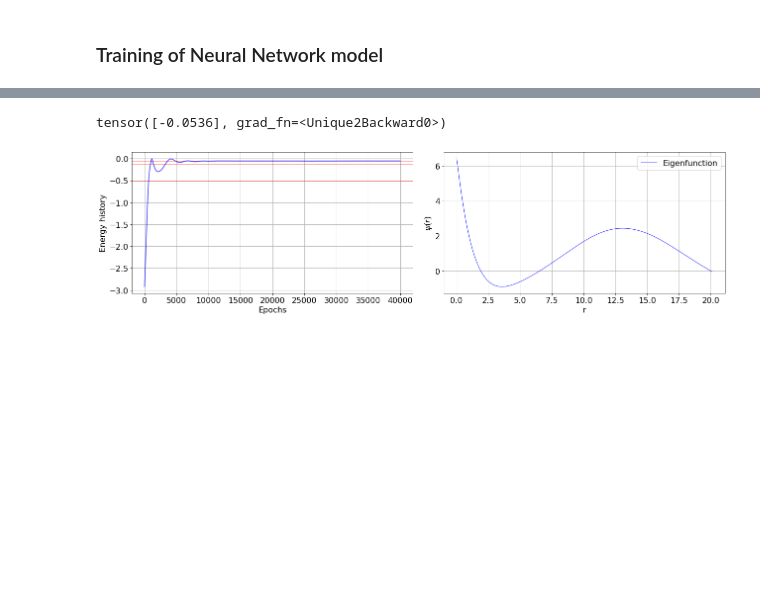
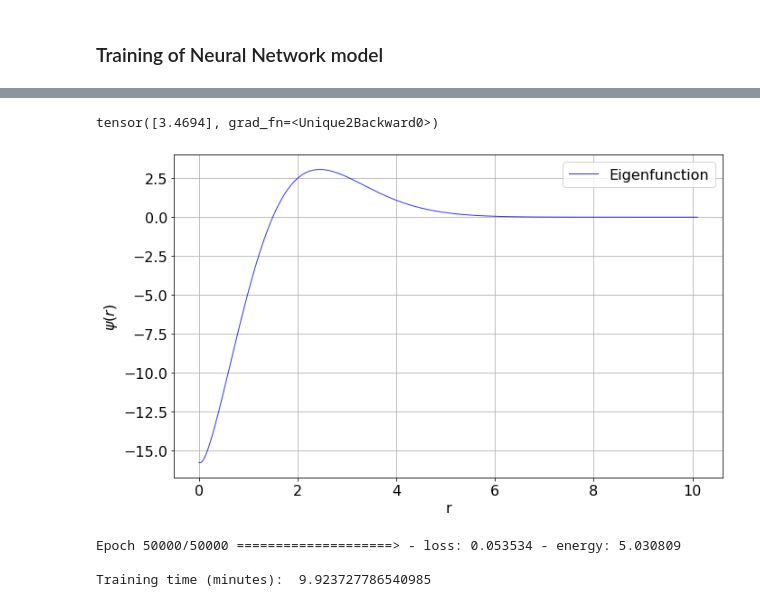
Before and after one commit to anmgomezmo/Degree_project, a Jupyter notebook: Complex ANN to Quantum Mechanics/Quarks_states_l0.ipynb, the cells around one changed output, grey strips where cells are left out. Cells and saved outputs as stored; diff of their text form; code cells hidden in the pictures; blank space fills up the shorter version.

```diff
--- a/Complex ANN to Quantum Mechanics/Quarks_states_l0.ipynb
+++ b/Complex ANN to Quantum Mechanics/Quarks_states_l0.ipynb
@@ -383,33 +425,34 @@ plt.show()
 # %%
 # Test the predicted solution
-nTest_f = n_train
-tTest_f = torch.linspace(t0-0.1,tf+0.1,nTest_f).reshape(-1,1)
-tTest_f.requires_grad = True
-t_net_f = tTest_f.detach().numpy()
-psi_f,E_f = parametric_solution(tTest_f, model_f.to('cpu'), t0, xBC1, tf)
-psi_net_f = psi_f.data.numpy()
-E_f.unique()
+nTest = n_train
+tTest = torch.linspace(t0-0.1,tf+0.1,nTest).reshape(-1,1)
+tTest.requires_grad = True
+t_net = tTest.detach().numpy()
+psi,E = parametric_solution(tTest, best_model_f.to('cpu'), t0, xBC1, tf)
+psi_net = psi.data.numpy()
+print(E.unique())
+
+plt.figure(figsize=(10,6))
+plt.plot(t_net, psi_net, '-b', linewidth=1, alpha=0.8, label='Eigenfunction')
+plt.xlabel('r')
+plt.ylabel('$\psi(r)$')
+plt.grid()
+plt.tight_layout()
+plt.legend()
+plt.show()
 # %% [output]
-tensor([-0.0536], grad_fn=<Unique2Backward0>)
+tensor([3.4694], grad_fn=<Unique2Backward0>)
+[figure, added]
-# %%
-# Energy history
-plt.subplots(1,2,figsize=(18,5))
-plt.subplot(121)
-plt.axhline(-1/2, color='r', linewidth=0.5)
-plt.axhline(-1/8, color='r', linewidth=0.5)
-plt.axhline(-1/18, color='r', linewidth=0.5)
-plt.plot(loss_history_f[3], '-b', alpha=0.8, label='Eigenvalues')
-plt.xlabel('Epochs')
-plt.ylabel('Energy history')
-plt.grid()
-plt.subplot(122)
-plt.plot(t_net_f, psi_net_f, '-b', linewidth=1, alpha=0.8, label='Eigenfunction')
-plt.xlabel('r')
-plt.ylabel('$\psi(r)$')
-plt.grid()
-
-plt.tight_layout()
-plt.legend()
-plt.show()
-# %% [output]
-[figure, removed]
+# %%
+# Training the model
+t0 = 0.1
+tf = 10
+xBC1 = 0
+
+n_train, neurons, epochs, lr, gain, olr = 1000, 100, int(5e4), 2e-3, 5.2, 1e-4
+model_s, best_model_s, loss_history_s, runTime1 = training(t0,tf,xBC1,neurons,epochs,n_train,lr,gain=gain,state=3,model1=model.to(device),model2=model_f.to(device),olr=olr)
+print('Training time (minutes): ',runTime1/60)
+# %% [output]
+Epoch 50000/50000 ====================> - loss: 0.053534 - energy: 5.030809
+
+Training time (minutes):  9.923727786540985
```
Also changed, not shown: parts of 21 cells of this notebook, 1 other file.
